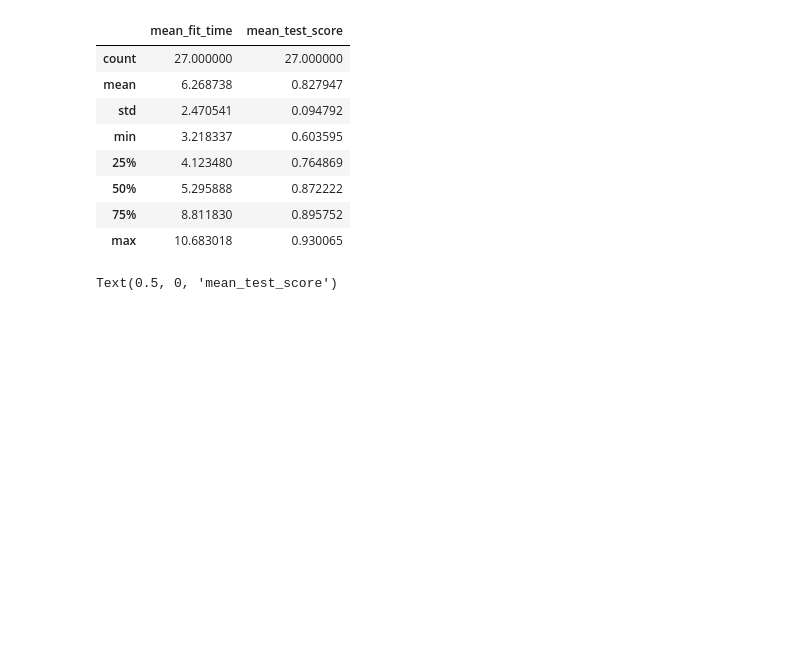
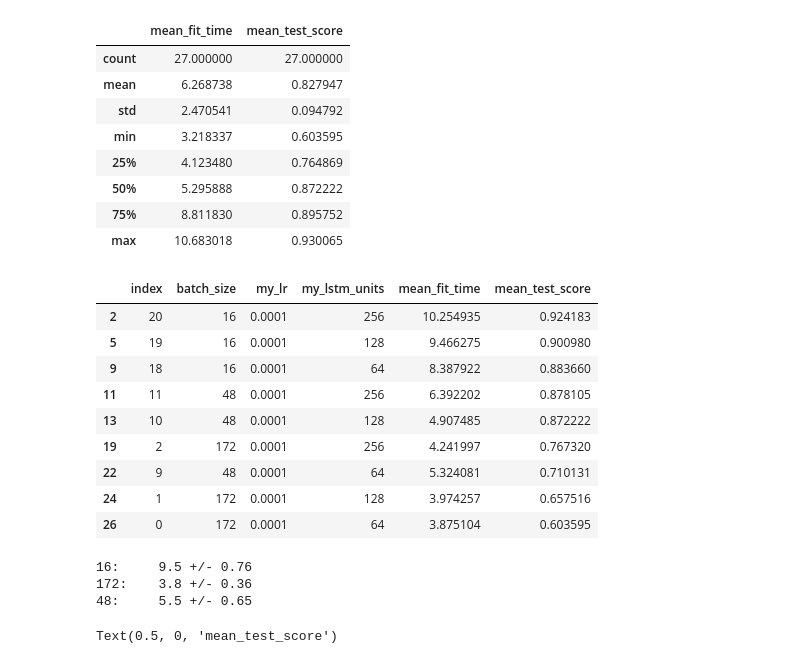
Before and after one commit to animaviridis/dmv-practicals, a Jupyter notebook: assessment/assignment1/task2/task2.ipynb, the cells around one changed output. Drawn from its saved outputs; the diff is of its cells as text; code cells hidden in the pictures; blank space fills up the shorter version.

```diff
--- a/assessment/assignment1/task2/task2.ipynb
+++ b/assessment/assignment1/task2/task2.ipynb
@@ -321,6 +321,27 @@ gcv_results.loc[:, ['mean_fit_time', 'mean_test_score']].describe()
 | 50% | 5.295888 | 0.872222 |
 | 75% | 8.811830 | 0.895752 |
 | max | 10.683018 | 0.930065 |
+# %%
+gcv_results[gcv_results['my_lr']==0.0001]
+# %% [output]
+|  | index | batch_size | my_lr | my_lstm_units | mean_fit_time | mean_test_score |
+| 2 | 20 | 16 | 0.0001 | 256 | 10.254935 | 0.924183 |
+| 5 | 19 | 16 | 0.0001 | 128 | 9.466275 | 0.900980 |
+| 9 | 18 | 16 | 0.0001 | 64 | 8.387922 | 0.883660 |
+| 11 | 11 | 48 | 0.0001 | 256 | 6.392202 | 0.878105 |
+| 13 | 10 | 48 | 0.0001 | 128 | 4.907485 | 0.872222 |
+| 19 | 2 | 172 | 0.0001 | 256 | 4.241997 | 0.767320 |
+| 22 | 9 | 48 | 0.0001 | 64 | 5.324081 | 0.710131 |
+| 24 | 1 | 172 | 0.0001 | 128 | 3.974257 | 0.657516 |
+| 26 | 0 | 172 | 0.0001 | 64 | 3.875104 | 0.603595 |
+# %%
+times = {i: gcv_results[gcv_results['batch_size']==i]['mean_fit_time'] for i in gcv_results['batch_size'].unique()}
+for k, v in times.items():
+    print(f'{k}:\t{v.mean():.1f} +/- {v.std():.2f}')
+# %% [output]
+16:     9.5 +/- 0.76
+172:    3.8 +/- 0.36
+48:     5.5 +/- 0.65
 # %%
 gcv_results.to_pickle(f'{OUTPUT_DIR}/gcv_results.pkl')
 # %%
```
